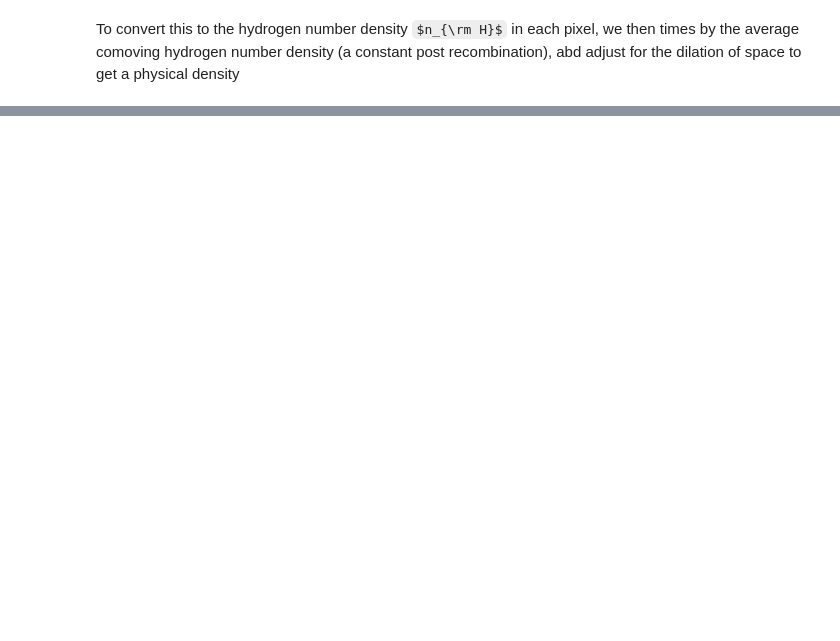
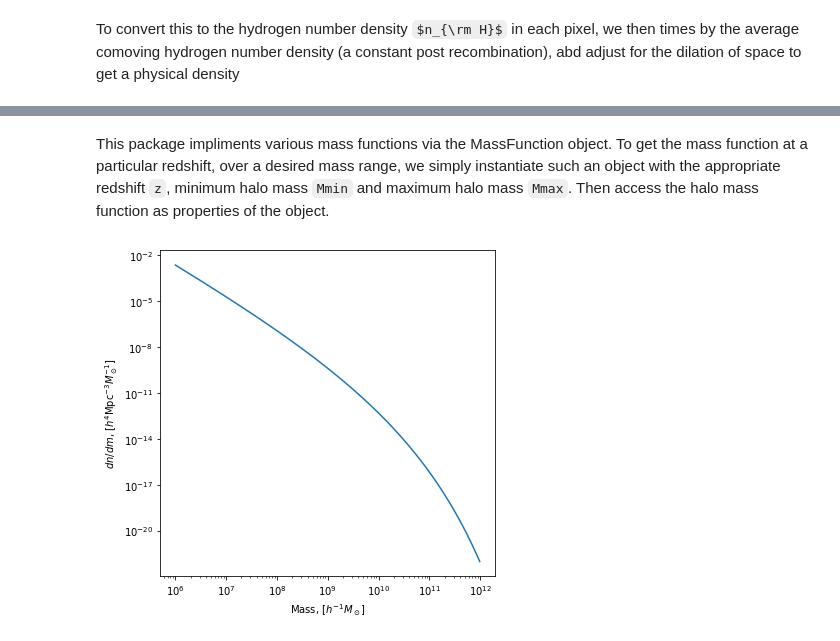
Before and after one commit to ThomasGesseyJones/DARA_21cm_Signal_Simulation, a Jupyter notebook: DARA_21cm_Signal_Simulation.ipynb, the cells around one changed output, grey strips where cells are left out. Cells and saved outputs as stored; diff of their text form; code cells hidden in the pictures; some formulas as TeX source; blank space fills up the shorter version.

```diff
--- a/DARA_21cm_Signal_Simulation.ipynb
+++ b/DARA_21cm_Signal_Simulation.ipynb
@@ -199,0 +234,17 @@ def physical_nh(redshift):
+# %% [markdown]
+This package impliments various mass functions via the MassFunction object. To get the mass function at a particular redshift, over a desired mass range, we simply instantiate such an object with the appropriate redshift `z`, minimum halo mass `Mmin` and maximum halo mass `Mmax`. Then access the halo mass function as properties of the object.
+# %%
+# Instansiate halo mass function
+mf = hmf.MassFunction(z=10, Mmin=6, Mmax=12)
+
+# Depict halo mass function
+fig, ax = plt.subplots(figsize=(6,6))
+ax.plot(mf.m, mf.dndm)
+ax.set_xscale('log')
+ax.set_yscale('log')
+ax.set_xlabel(r"Mass, $[h^{-1}M_\odot]$")
+ax.set_ylabel(r"$dn/dm$, $[h^{4}{\rm Mpc}^{-3}M_\odot^{-1}]$")
+plt.show()
+plt.close(fig)
+# %% [output]
+[figure, added]
```
Also changed, not shown: parts of 18 cells of this notebook.
